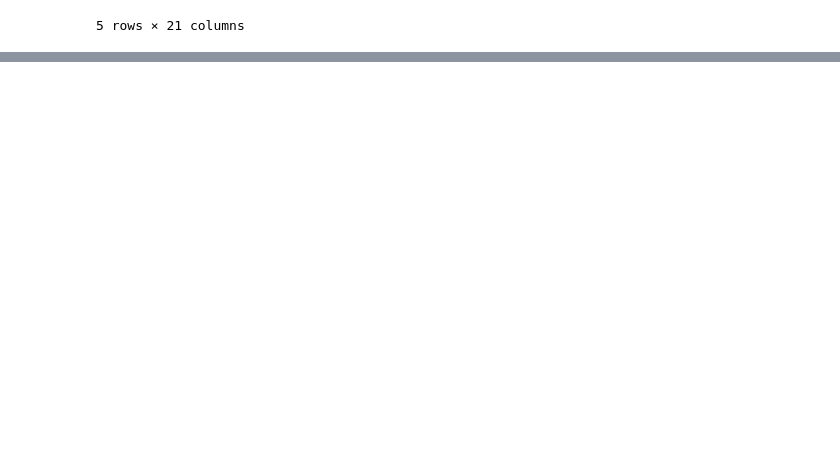
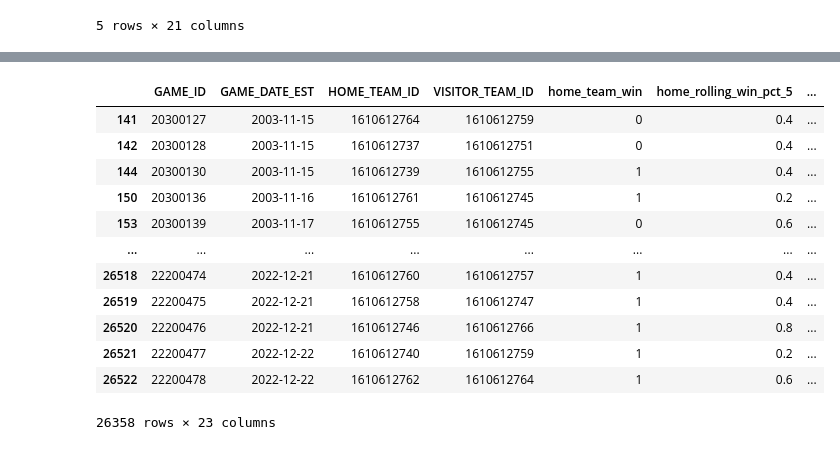
Before and after one commit to ericmach/NBA_Game_Prediction, a Jupyter notebook: main.ipynb, the cells around one changed output, grey strips where cells are left out. Drawn from its saved outputs; the diff is of its cells as text; code cells hidden in the pictures; blank space fills up the shorter version.

```diff
--- a/main.ipynb
+++ b/main.ipynb
@@ -169,0 +296,31 @@ df
+# %%
+model_df = df_model[
+    [
+        "GAME_ID",
+        "GAME_DATE_EST",
+        "HOME_TEAM_ID",
+        "VISITOR_TEAM_ID",
+        "home_team_win",
+        "home_rolling_win_pct_5",
+        "away_rolling_win_pct_5",
+        "home_rolling_win_pct_10",
+        "away_rolling_win_pct_10",
+        "home_rolling_point_diff_5",
+        "away_rolling_point_diff_5",
+        "home_rolling_point_diff_10",
+        "away_rolling_point_diff_10",
+        "home_rest_days",
+        "away_rest_days",
+        "home_elo",
+        "away_elo",
+        "elo_diff",
+        "rolling_win_pct_5_diff",
+        "rolling_win_pct_10_diff",
+        "rolling_point_diff_5_diff",
+        "rolling_point_diff_10_diff",
+        "rest_days_diff",
+    ]
+].copy()
+
+print("Final model_df shape:", model_df.shape)
+model_df.columns.tolist()
@@ -169,0 +346,16 @@ df
+# %%
+model_df
+# %% [output]
+|  | GAME_ID | GAME_DATE_EST | HOME_TEAM_ID | VISITOR_TEAM_ID | home_team_win | home_rolling_win_pct_5 | ... |
+| 141 | 20300127 | 2003-11-15 | 1610612764 | 1610612759 | 0 | 0.4 | ... |
+| 142 | 20300128 | 2003-11-15 | 1610612737 | 1610612751 | 0 | 0.4 | ... |
+| 144 | 20300130 | 2003-11-15 | 1610612739 | 1610612755 | 1 | 0.4 | ... |
+| 150 | 20300136 | 2003-11-16 | 1610612761 | 1610612745 | 1 | 0.2 | ... |
+| 153 | 20300139 | 2003-11-17 | 1610612755 | 1610612745 | 0 | 0.6 | ... |
+| ... | ... | ... | ... | ... | ... | ... | ... |
+| 26518 | 22200474 | 2022-12-21 | 1610612760 | 1610612757 | 1 | 0.4 | ... |
+| 26519 | 22200475 | 2022-12-21 | 1610612758 | 1610612747 | 1 | 0.4 | ... |
+| 26520 | 22200476 | 2022-12-21 | 1610612746 | 1610612766 | 1 | 0.8 | ... |
+| 26521 | 22200477 | 2022-12-22 | 1610612740 | 1610612759 | 1 | 0.2 | ... |
+| 26522 | 22200478 | 2022-12-22 | 1610612762 | 1610612764 | 1 | 0.6 | ... |
+26358 rows × 23 columns
```
Also changed, not shown: parts of 27 cells of this notebook.
